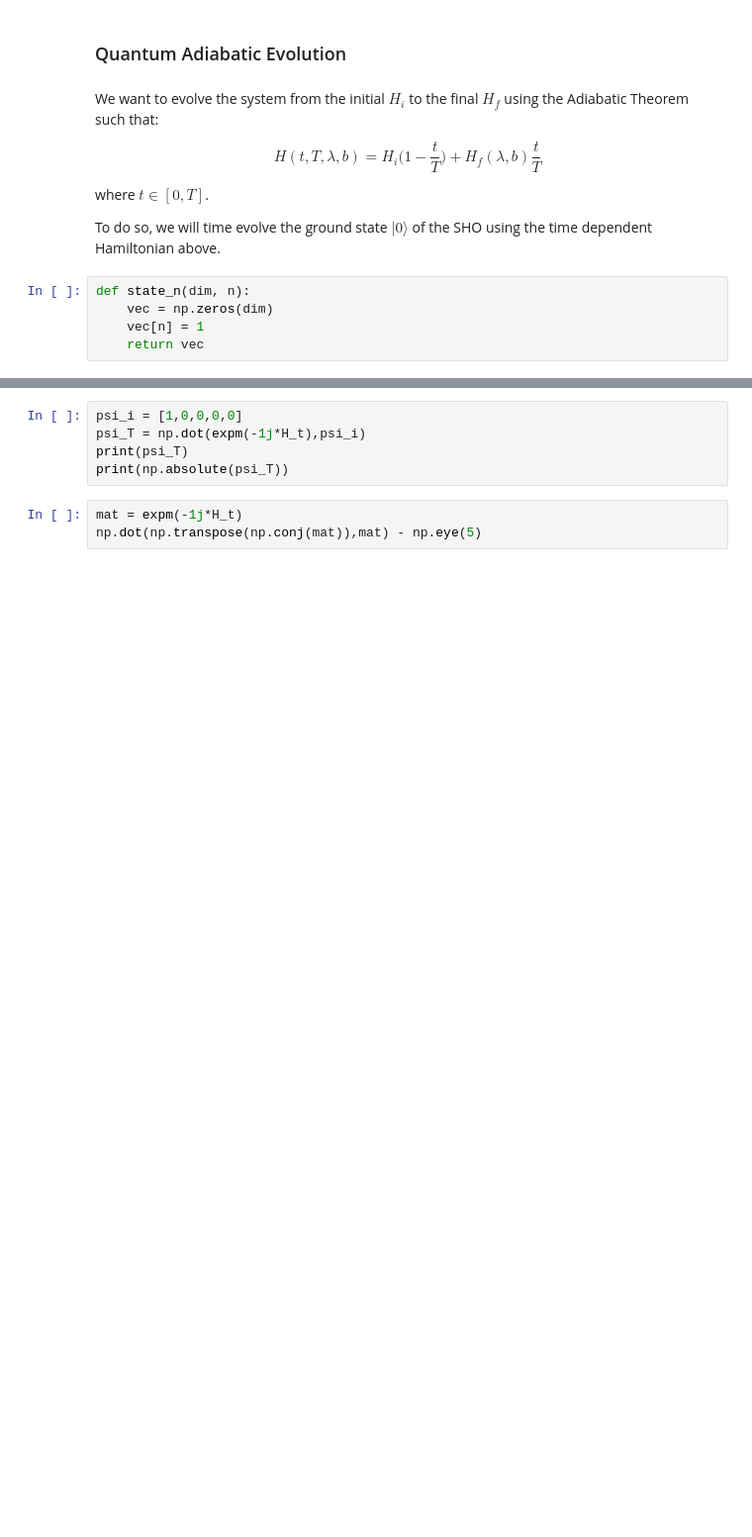
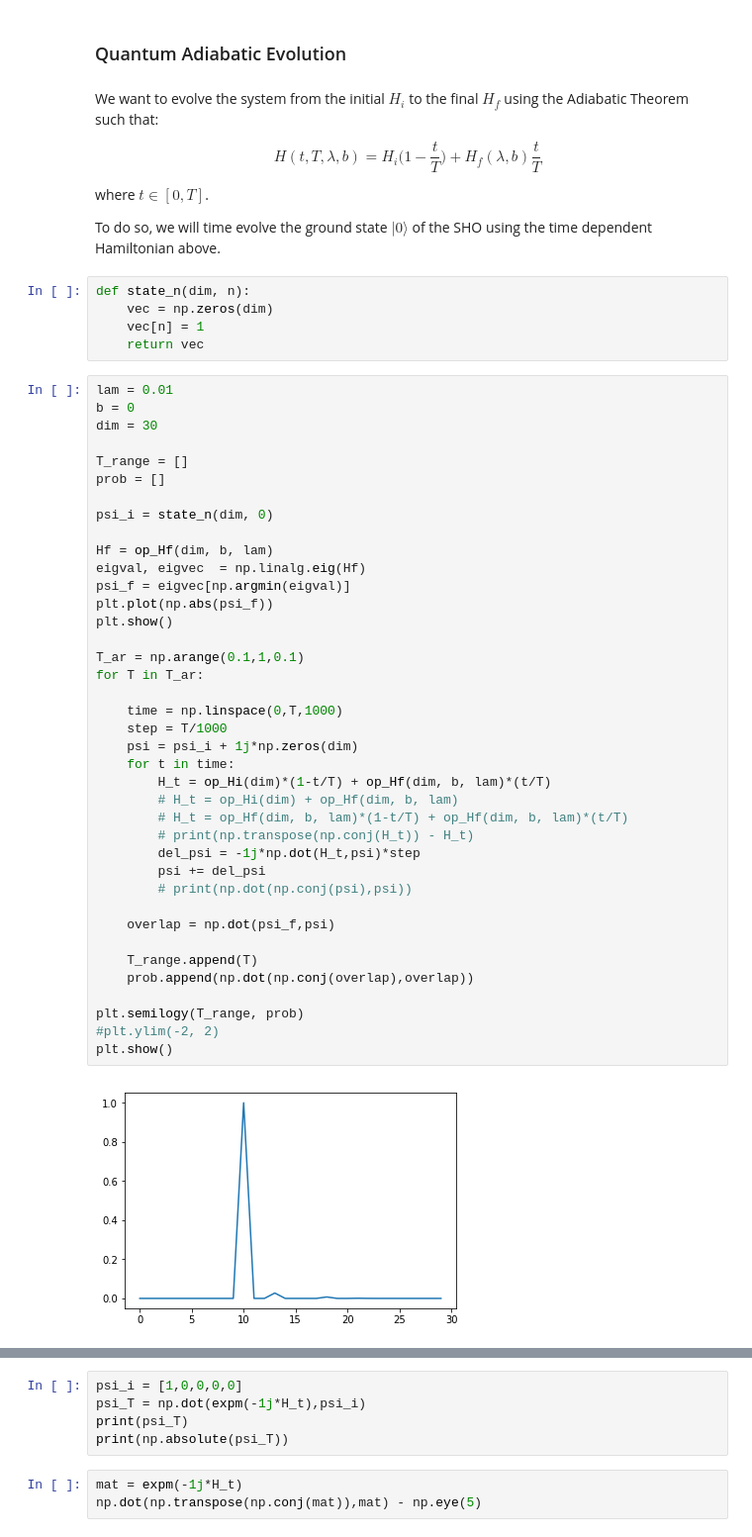
Before and after one commit to sanand13/Quantum-Adiabatic-Evolution, a Jupyter notebook: Physics 231 - Final Project.ipynb, the cells around one changed output, grey strips where cells are left out. Shown at 99% size. Saved outputs shown, nothing was run; the diff lists cells and outputs as text; blank space fills up the shorter version.

```diff
--- a/Physics 231 - Final Project.ipynb
+++ b/Physics 231 - Final Project.ipynb
@@ -156,3 +171,44 @@ def state_n(dim, n):
     vec = np.zeros(dim)
     vec[n] = 1
     return vec
+# %%
+lam = 0.01
+b = 0
+dim = 30
+
+T_range = []
+prob = []
+
+psi_i = state_n(dim, 0)
+
+Hf = op_Hf(dim, b, lam)
+eigval, eigvec  = np.linalg.eig(Hf)
+psi_f = eigvec[np.argmin(eigval)]
+plt.plot(np.abs(psi_f))
+plt.show()
+
+T_ar = np.arange(0.1,1,0.1)
+for T in T_ar:
+
+    time = np.linspace(0,T,1000)
+    step = T/1000
+    psi = psi_i + 1j*np.zeros(dim)
+    for t in time:
+        H_t = op_Hi(dim)*(1-t/T) + op_Hf(dim, b, lam)*(t/T)
+        # H_t = op_Hi(dim) + op_Hf(dim, b, lam)
+        # H_t = op_Hf(dim, b, lam)*(1-t/T) + op_Hf(dim, b, lam)*(t/T)
+        # print(np.transpose(np.conj(H_t)) - H_t)
+        del_psi = -1j*np.dot(H_t,psi)*step
+        psi += del_psi
+        # print(np.dot(np.conj(psi),psi))
+
+    overlap = np.dot(psi_f,psi)
+
+    T_range.append(T)
+    prob.append(np.dot(np.conj(overlap),overlap))
+
+plt.semilogy(T_range, prob)
+#plt.ylim(-2, 2)
+plt.show()
+# %% [output]
+[figure, added]
```
Also changed, not shown: parts of 25 cells of this notebook.
